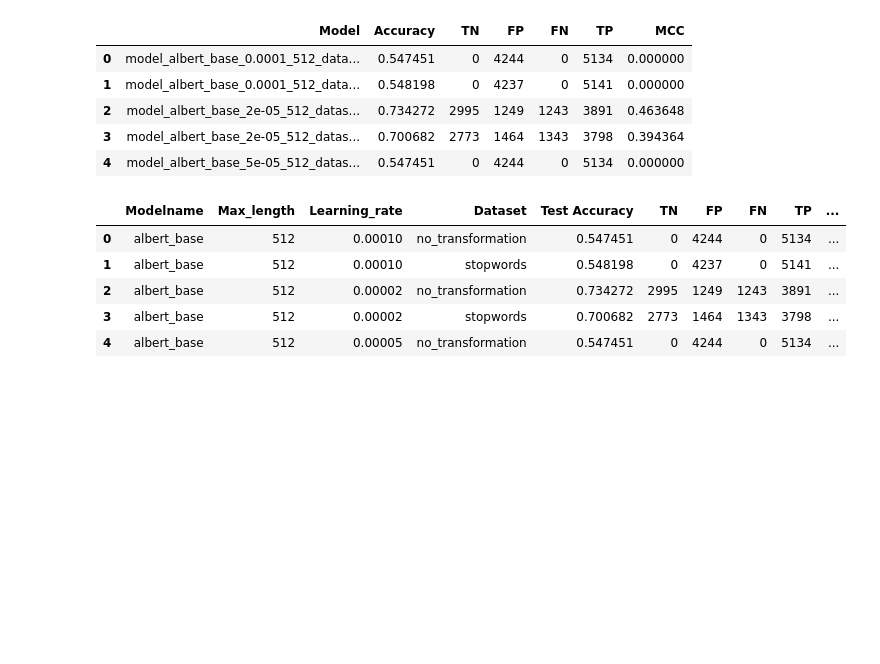
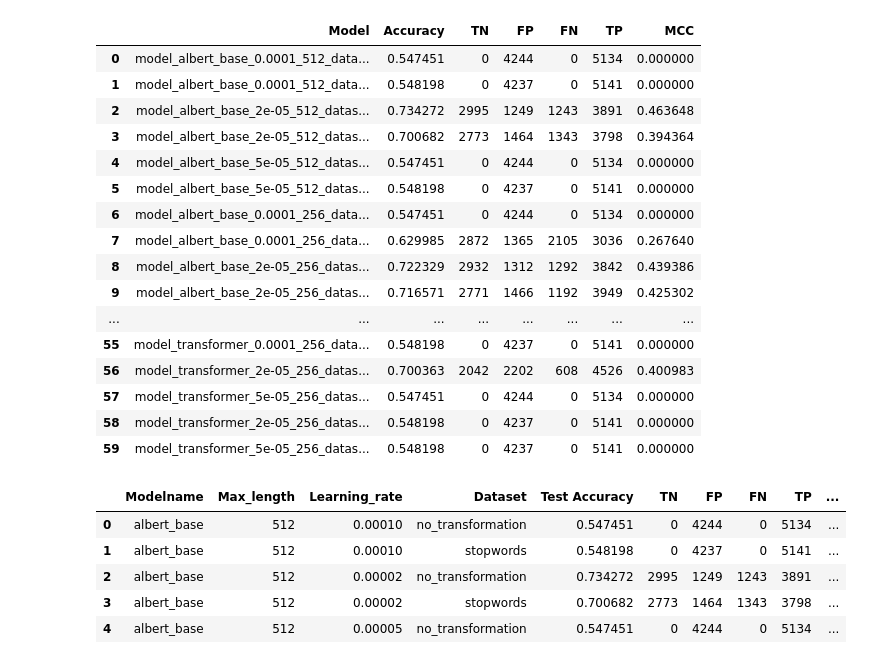
Before and after one commit to eliasmarcon/nlp_projekt, a Jupyter notebook: src/03_LLMs_Performance_Comparison.ipynb, the cells around one changed output. Cells and saved outputs as stored; diff of their text form; code cells hidden in the pictures; blank space fills up the shorter version.

```diff
--- a/src/03_LLMs_Performance_Comparison.ipynb
+++ b/src/03_LLMs_Performance_Comparison.ipynb
@@ -7,14 +8,25 @@ import os
-# %%
-df_llms_performance = pd.read_csv("../performance_statistics/overall_statistics.csv")
-
-df_llms_performance.head()
-# %% [output]
-|  | Model | Accuracy | TN | FP | FN | TP | MCC |
-| 0 | model_albert_base_0.0001_512_data... | 0.547451 | 0 | 4244 | 0 | 5134 | 0.000000 |
-| 1 | model_albert_base_0.0001_512_data... | 0.548198 | 0 | 4237 | 0 | 5141 | 0.000000 |
-| 2 | model_albert_base_2e-05_512_datas... | 0.734272 | 2995 | 1249 | 1243 | 3891 | 0.463648 |
-| 3 | model_albert_base_2e-05_512_datas... | 0.700682 | 2773 | 1464 | 1343 | 3798 | 0.394364 |
-| 4 | model_albert_base_5e-05_512_datas... | 0.547451 | 0 | 4244 | 0 | 5134 | 0.000000 |
+# %%
+df_llms_performance = pd.read_csv("../performance_statistics/overall_statistics.csv")
+df_llms_performance.drop_duplicates(keep = 'first', inplace = True) # got one duplicate (due to rerun of the same model) in the dataset
+df_llms_performance
+# %% [output]
+|  | Model | Accuracy | TN | FP | FN | TP | MCC |
+| 0 | model_albert_base_0.0001_512_data... | 0.547451 | 0 | 4244 | 0 | 5134 | 0.000000 |
+| 1 | model_albert_base_0.0001_512_data... | 0.548198 | 0 | 4237 | 0 | 5141 | 0.000000 |
+| 2 | model_albert_base_2e-05_512_datas... | 0.734272 | 2995 | 1249 | 1243 | 3891 | 0.463648 |
+| 3 | model_albert_base_2e-05_512_datas... | 0.700682 | 2773 | 1464 | 1343 | 3798 | 0.394364 |
+| 4 | model_albert_base_5e-05_512_datas... | 0.547451 | 0 | 4244 | 0 | 5134 | 0.000000 |
+| 5 | model_albert_base_5e-05_512_datas... | 0.548198 | 0 | 4237 | 0 | 5141 | 0.000000 |
+| 6 | model_albert_base_0.0001_256_data... | 0.547451 | 0 | 4244 | 0 | 5134 | 0.000000 |
+| 7 | model_albert_base_0.0001_256_data... | 0.629985 | 2872 | 1365 | 2105 | 3036 | 0.267640 |
+| 8 | model_albert_base_2e-05_256_datas... | 0.722329 | 2932 | 1312 | 1292 | 3842 | 0.439386 |
+| 9 | model_albert_base_2e-05_256_datas... | 0.716571 | 2771 | 1466 | 1192 | 3949 | 0.425302 |
+| ... | ... | ... | ... | ... | ... | ... | ... |
+| 55 | model_transformer_0.0001_256_data... | 0.548198 | 0 | 4237 | 0 | 5141 | 0.000000 |
+| 56 | model_transformer_2e-05_256_datas... | 0.700363 | 2042 | 2202 | 608 | 4526 | 0.400983 |
+| 57 | model_transformer_5e-05_256_datas... | 0.547451 | 0 | 4244 | 0 | 5134 | 0.000000 |
+| 58 | model_transformer_2e-05_256_datas... | 0.548198 | 0 | 4237 | 0 | 5141 | 0.000000 |
+| 59 | model_transformer_5e-05_256_datas... | 0.548198 | 0 | 4237 | 0 | 5141 | 0.000000 |
 # %%
 def extract_info(df):
 
```
Also changed, not shown: parts of 9 cells of this notebook, 2 other files.
